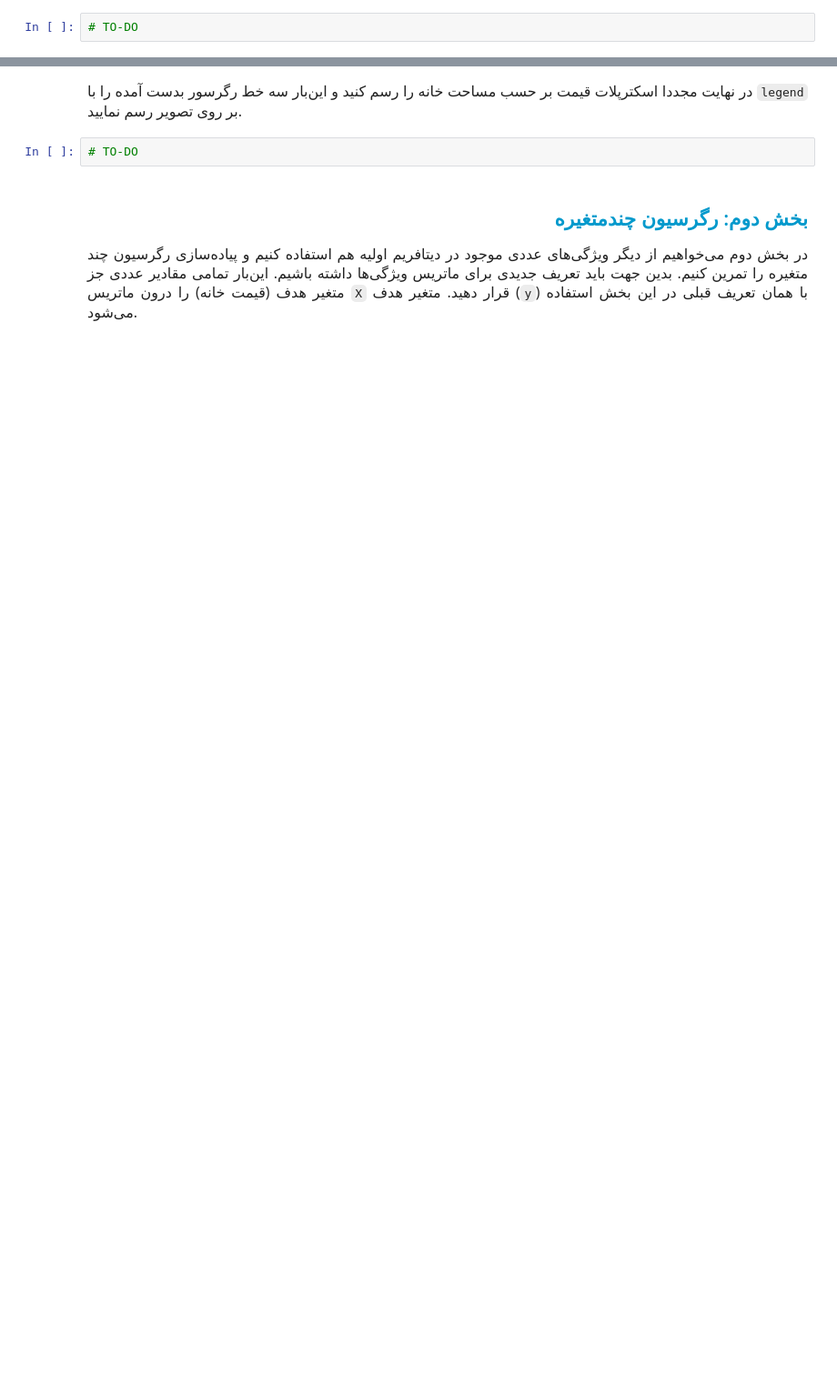
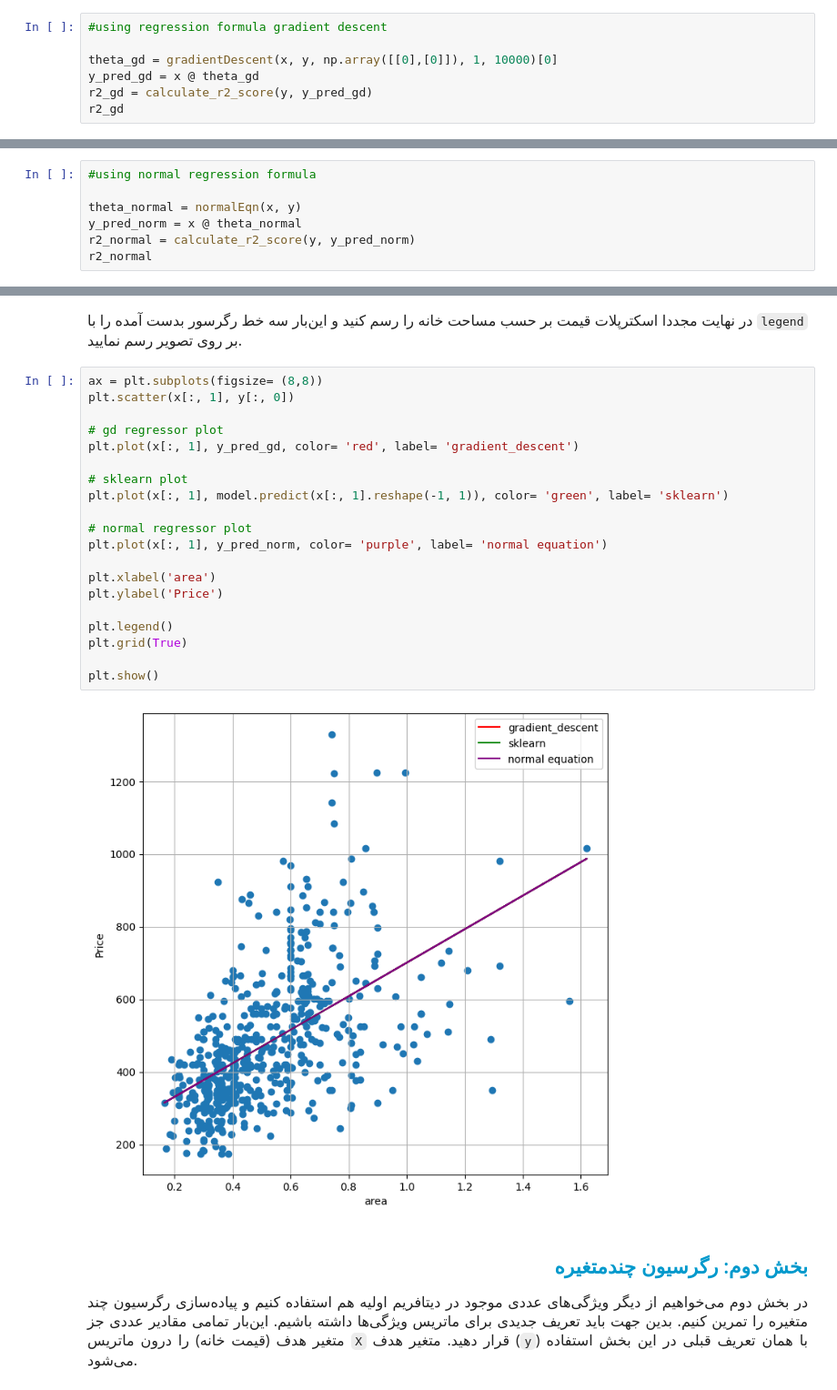
Before and after one commit to pou008/regression, a Jupyter notebook: Regression/regression.ipynb, the cells around one changed output, grey strips where cells are left out. Shown at 91% size. Drawn from its saved outputs; the diff is of its cells as text; blank space fills up the shorter version.

```diff
--- a/Regression/regression.ipynb
+++ b/Regression/regression.ipynb
@@ -512,4 +506,9 @@ def calculate_r2_score(y_true, y_pred):
 مقدار R2-score را با تابعی که نوشته‌اید برای سه رگرسوری که به دست آورده‌اید محاسبه کنید.</font>
 </p>
 # %%
-# TO-DO
+#using regression formula gradient descent
+
+theta_gd = gradientDescent(x, y, np.array([[0],[0]]), 1, 10000)[0]
+y_pred_gd = x @ theta_gd
+r2_gd = calculate_r2_score(y, y_pred_gd)
+r2_gd
@@ -515,0 +517,7 @@ def calculate_r2_score(y_true, y_pred):
+# %%
+#using normal regression formula
+
+theta_normal = normalEqn(x, y)
+y_pred_norm = x @ theta_normal
+r2_normal = calculate_r2_score(y, y_pred_norm)
+r2_normal
@@ -519,7 +536,27 @@ def calculate_r2_score(y_true, y_pred):
 در نهایت مجددا اسکترپلات قیمت بر حسب مساحت خانه را رسم کنید و این‌بار سه خط رگرسور بدست آمده را با <code>legend</code> بر روی تصویر رسم نمایید.</font>
 </p>
 # %%
-# TO-DO
+ax = plt.subplots(figsize= (8,8))
+plt.scatter(x[:, 1], y[:, 0])
+
+# gd regressor plot
+plt.plot(x[:, 1], y_pred_gd, color= 'red', label= 'gradient_descent')
+
+# sklearn plot
+plt.plot(x[:, 1], model.predict(x[:, 1].reshape(-1, 1)), color= 'green', label= 'sklearn')
+
+# normal regressor plot
+plt.plot(x[:, 1], y_pred_norm, color= 'purple', label= 'normal equation')
+
+plt.xlabel('area')
+plt.ylabel('Price')
+
+plt.legend()
+plt.grid(True)
+
+plt.show()
+# %% [output]
+[figure, added]
 # %% [markdown]
 <h2 dir=rtl align=right style="line-height:200%;font-family:vazir;color:#0099cc">
 <font face="vazir" color="#0099cc">
```
Also changed, not shown: parts of 32 cells of this notebook.
